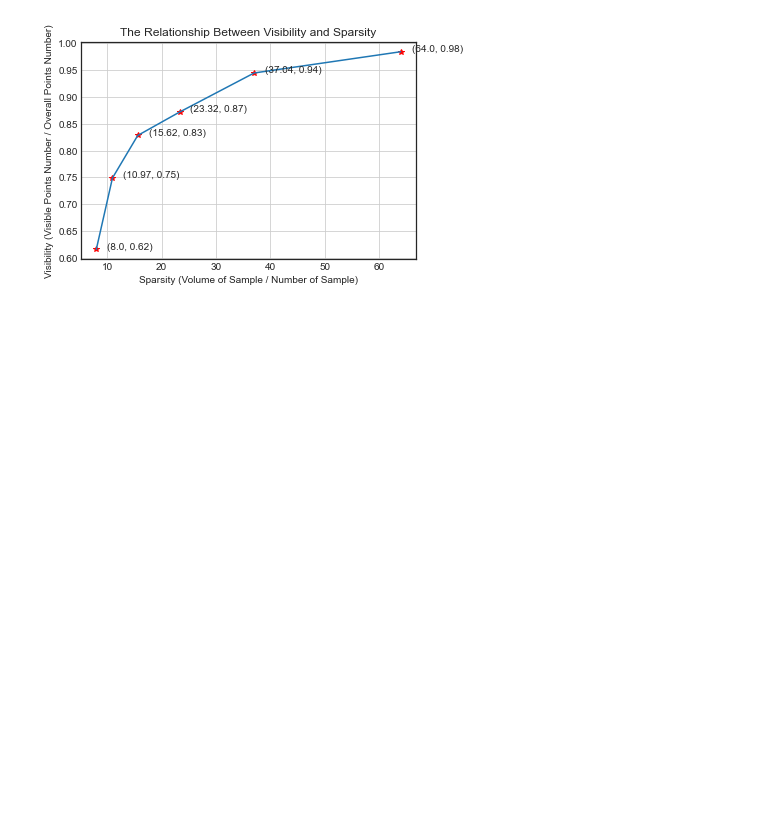
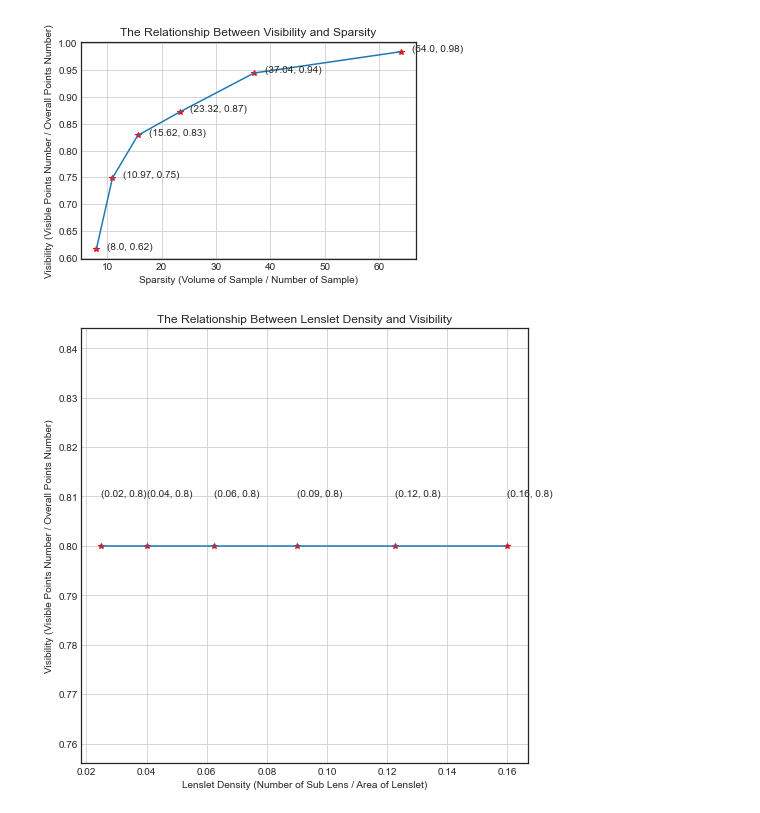
Before and after one commit to JipengSun/Light_Field_Reconstruct, a Jupyter notebook: plot.ipynb, the cells around one changed output. Drawn from its saved outputs; the diff is of its cells as text; code cells hidden in the pictures; blank space fills up the shorter version.

Commit message:
Add lens density test

```diff
--- a/plot.ipynb
+++ b/plot.ipynb
@@ -15,3 +15,19 @@ for i, j in zip(sparsity_x, visibility_y):
    plt.text(i+2, j, '({}, {})'.format(np.round(i,2), np.round(j,2)))
 # %% [output]
 [figure]
+# %%
+density_x = [0.025,0.04,0.0625,0.09,0.1225,0.16]
+visibility_y = [0.8,0.8,0.8,0.8,0.8,0.8]
+plt.figure(figsize = (8,8))
+#plt.ylim(0.6,1)
+#plt.xlim(0.02,0.2)
+plt.grid()
+plt.title('The Relationship Between Lenslet Density and Visibility')
+plt.xlabel('Lenslet Density (Number of Sub Lens / Area of Lenslet)')
+plt.ylabel('Visibility (Visible Points Number / Overall Points Number)')
+plt.plot(density_x,visibility_y,'r*')
+plt.plot(density_x,visibility_y)
+for i, j in zip(density_x, visibility_y):
+   plt.text(i, j+0.01, '({}, {})'.format(np.round(i,2), np.round(j,2)))
+# %% [output]
+[figure, added]
```
Also changed, not shown: parts of 1 cell of this notebook, 3 other files.
